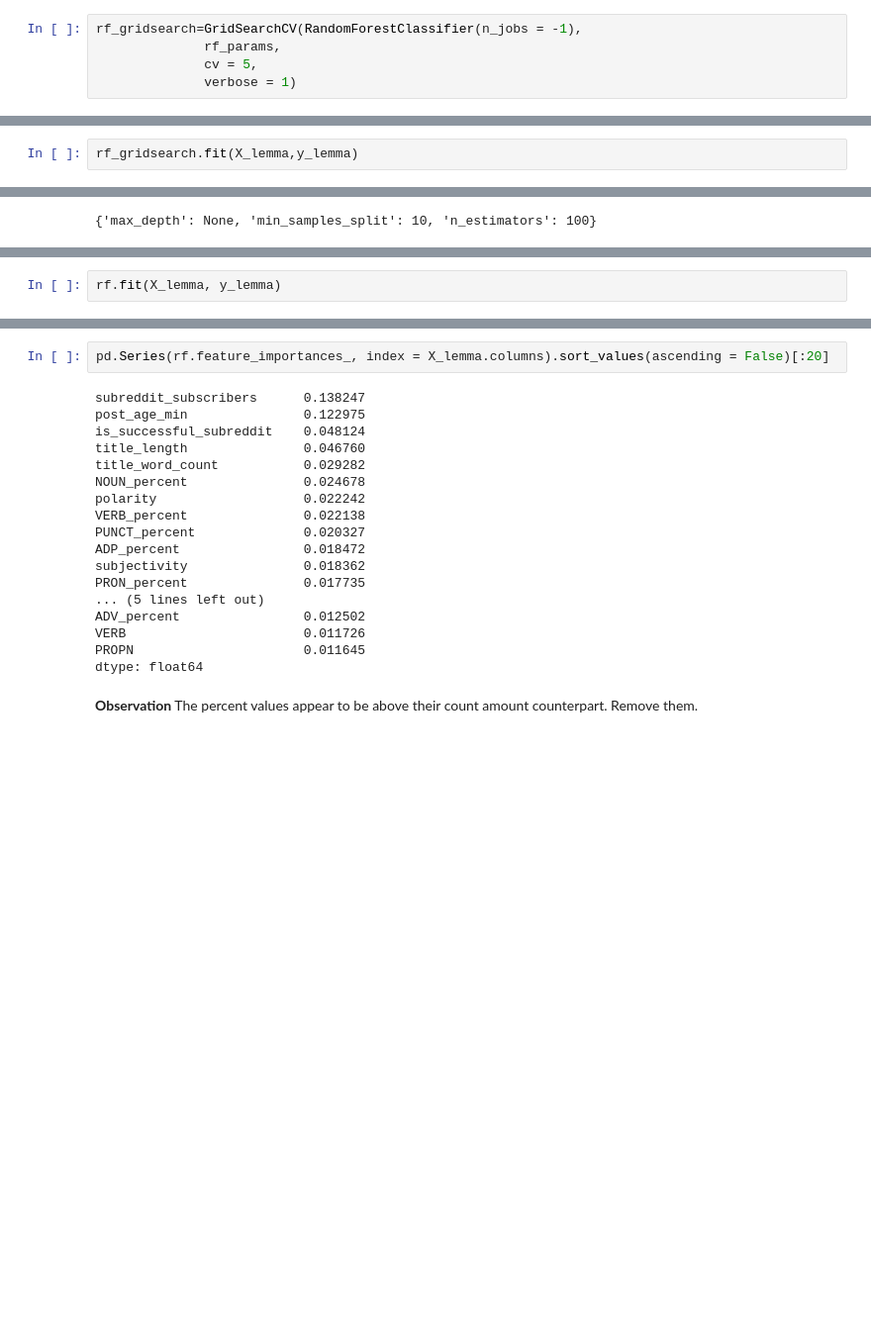
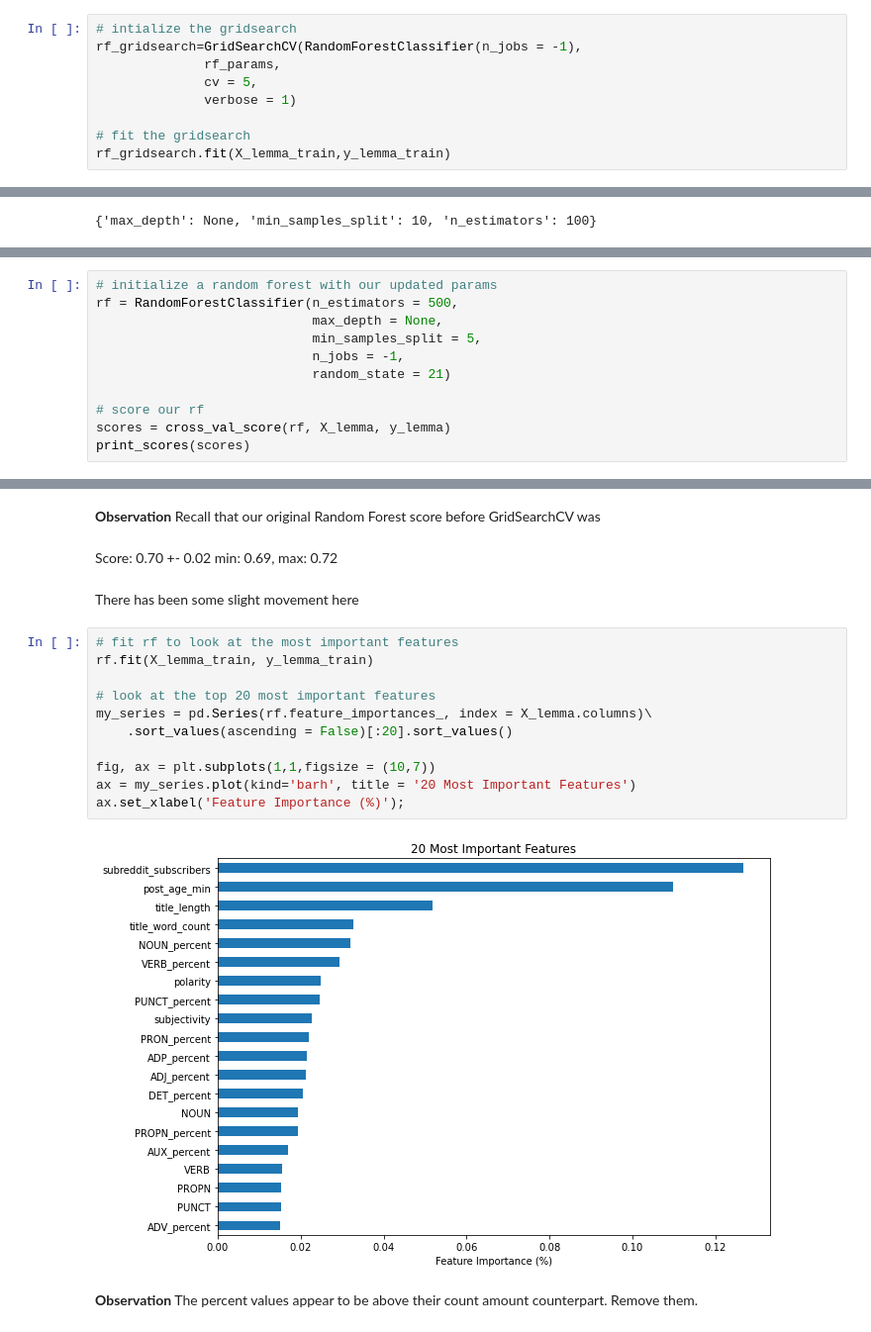
Before and after one commit to lawjackelen/reddit-classification-nlp, a Jupyter notebook: code/04_Modelling.ipynb, the cells around one changed output, grey strips where cells are left out. Shown at 99% size. Drawn from its saved outputs; the diff is of its cells as text; blank space fills up the shorter version.

```diff
--- a/code/04_Modelling.ipynb
+++ b/code/04_Modelling.ipynb
@@ -262,7 +332,11 @@ rf_params = {
     'min_samples_split': [2,5,10]
 }
 # %%
+# intialize the gridsearch
 rf_gridsearch=GridSearchCV(RandomForestClassifier(n_jobs = -1),
               rf_params,
               cv = 5,
               verbose = 1)
+
+# fit the gridsearch
+rf_gridsearch.fit(X_lemma_train,y_lemma_train)
@@ -269,2 +349,0 @@ rf_gridsearch=GridSearchCV(RandomForestClassifier(n_jobs = -1),
-# %%
-rf_gridsearch.fit(X_lemma,y_lemma)
@@ -292,2 +357,0 @@ rf = RandomForestClassifier(n_jobs = -1,
-# %%
-rf.fit(X_lemma, y_lemma)
@@ -296,0 +360,11 @@ RandomForestClassifier(min_samples_split=10, n_estimators=250, n_jobs=-1,
+# %%
+# initialize a random forest with our updated params
+rf = RandomForestClassifier(n_estimators = 500,
+                            max_depth = None,
+                            min_samples_split = 5,
+                            n_jobs = -1,
+                            random_state = 21)
+
+# score our rf
+scores = cross_val_score(rf, X_lemma, y_lemma)
+print_scores(scores)
@@ -297,23 +373,20 @@ RandomForestClassifier(min_samples_split=10, n_estimators=250, n_jobs=-1,
+# %% [markdown]
+**Observation** Recall that our original Random Forest score before GridSearchCV was<br><br>
+Score: 0.70 +- 0.02     min: 0.69, max: 0.72<br><br>
+There has been some slight movement here
 # %%
-pd.Series(rf.feature_importances_, index = X_lemma.columns).sort_values(ascending = False)[:20]
+# fit rf to look at the most important features
+rf.fit(X_lemma_train, y_lemma_train)
+
+# look at the top 20 most important features
+my_series = pd.Series(rf.feature_importances_, index = X_lemma.columns)\
+    .sort_values(ascending = False)[:20].sort_values()
+
+fig, ax = plt.subplots(1,1,figsize = (10,7))
+ax = my_series.plot(kind='barh', title = '20 Most Important Features')
+ax.set_xlabel('Feature Importance (%)');
 # %% [output]
-subreddit_subscribers      0.138247
-post_age_min               0.122975
-is_successful_subreddit    0.048124
-title_length               0.046760
-title_word_count           0.029282
-NOUN_percent               0.024678
-polarity                   0.022242
-VERB_percent               0.022138
-PUNCT_percent              0.020327
-ADP_percent                0.018472
-subjectivity               0.018362
-PRON_percent               0.017735
-... (5 lines left out)
-ADV_percent                0.012502
-VERB                       0.011726
-PROPN                      0.011645
-dtype: float64
+[figure, added]
 # %% [markdown]
 **Observation** The percent values appear to be above their count amount counterpart. Remove them.
 # %%
```
Also changed, not shown: parts of 75 cells of this notebook, 8 other files.
